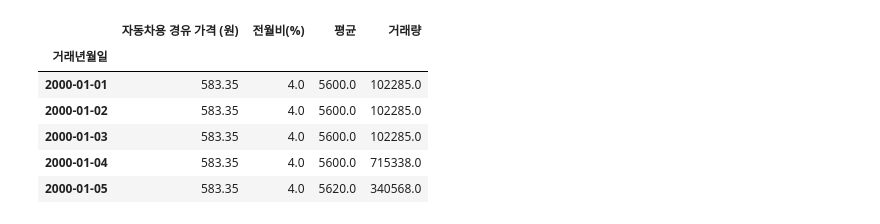
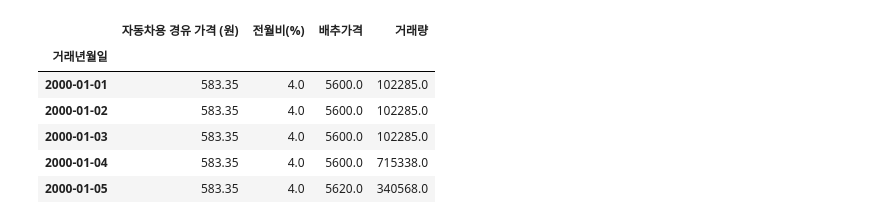
Before and after one commit to Kim-Hyunah/Final_Predict_Agricultural, a Jupyter notebook: predict_price_LSTM.ipynb, the cells around one changed output. Drawn from its saved outputs; the diff is of its cells as text; code cells hidden in the pictures.

```diff
--- a/predict_price_LSTM.ipynb
+++ b/predict_price_LSTM.ipynb
@@ -14,14 +17,16 @@ from keras.layers import Dense, LSTM
 # %%
 # 데이터 불러오기
 df = pd.read_csv('data/merge_all/merge_all.csv')
 df.head()
 
 # 데이터 전처리
 # "거래년월일" 컬럼을 인덱스로 설정
 df = df.set_index('거래년월일')
+# "평균" 컬럼을 배추가격으로 설정
+df = df.rename(columns={'평균':'배추가격'})
 df.head()
 # %% [output]
-|  | 자동차용 경유 가격 (원) | 전월비(%) | 평균 | 거래량 |
+|  | 자동차용 경유 가격 (원) | 전월비(%) | 배추가격 | 거래량 |
 | 거래년월일 |  |  |  |  |
 | 2000-01-01 | 583.35 | 4.0 | 5600.0 | 102285.0 |
 | 2000-01-02 | 583.35 | 4.0 | 5600.0 | 102285.0 |
```
Also changed, not shown: parts of 16 cells of this notebook, 7 other files.
